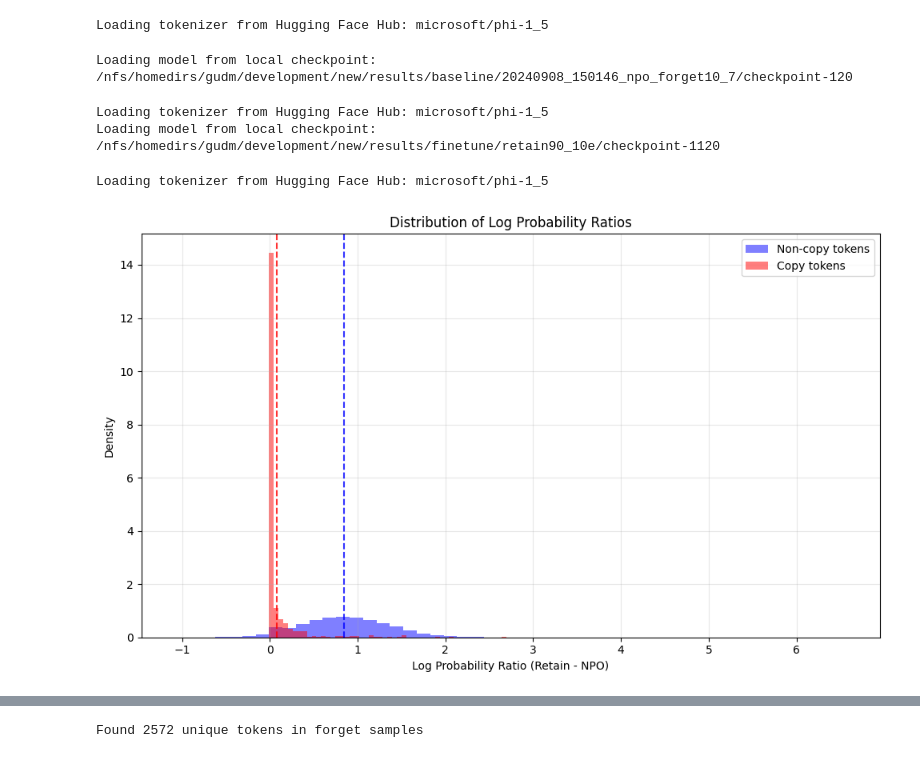
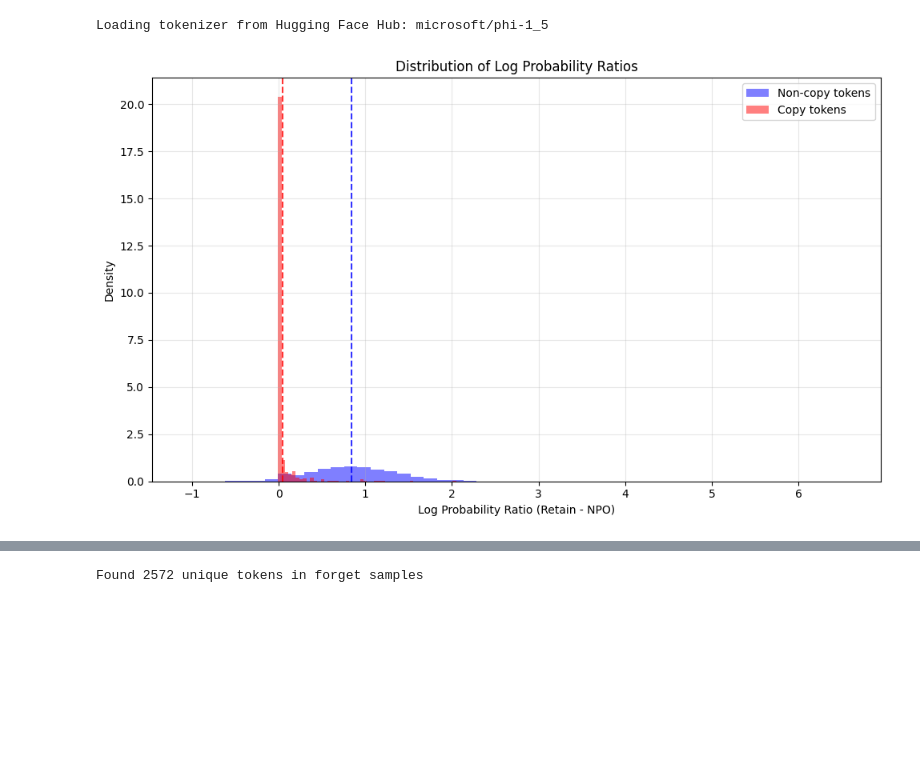
Before and after one commit to matoototo/llm_unlearning, a Jupyter notebook: llm_unlearning/notebooks/delta_ru.ipynb, the cells around one changed output, grey strips where cells are left out. Cells and saved outputs as stored; diff of their text form; code cells hidden in the pictures; blank space fills up the shorter version.

```diff
--- a/llm_unlearning/notebooks/delta_ru.ipynb
+++ b/llm_unlearning/notebooks/delta_ru.ipynb
@@ -34,10 +34,26 @@ def load_tofu_dataset(tokenizer: AutoTokenizer) -> TofuDataset:
     })
     return TofuDataset(tokenizer, config)
 
-def identify_copy_tokens(question_ids: torch.Tensor, answer_ids: torch.Tensor, pad_token_id: int) -> Set[int]:
-    question_tokens = {t.item() for t in question_ids[0] if t.item() != pad_token_id}
-    answer_tokens = {t.item() for t in answer_ids[0] if t.item() != pad_token_id}
-    return question_tokens.intersection(answer_tokens)
+def identify_copy_tokens(question_ids: torch.Tensor, answer_ids: torch.Tensor,
+                           pad_token_id: int, check_prefix: bool = True) -> Set[int]:
+    question_tokens = [t.item() for t in question_ids[0] if t.item() != pad_token_id]
+    answer_tokens = [t.item() for t in answer_ids[0] if t.item() != pad_token_id]
+
+    base_copies = set(question_tokens).intersection(set(answer_tokens))
+    if not check_prefix:
+        return base_copies
+
+    prefix_copies = set()
+    for i, q_token in enumerate(question_tokens[1:], 1):
+        if q_token not in base_copies: continue
+        q_prefix = question_tokens[i-1]
+
+        for j, a_token in enumerate(answer_tokens[1:], 1):
+            if a_token == q_token and answer_tokens[j-1] == q_prefix:
+                prefix_copies.add(q_token)
+                break
+
+    return prefix_copies
 
 def compute_token_probabilities(model: PreTrainedModel, input_ids: torch.Tensor,
                               attention_mask: torch.Tensor) -> Dict[int, List[float]]:
@@ -130,39 +146,35 @@ def plot_delta_distributions(copy_deltas, non_copy_deltas, bins=50):
 
     plt.hist(non_copy_deltas, bins=bins, alpha=0.5, label='Non-copy tokens',
              density=True, color='blue')
     plt.hist(copy_deltas, bins=bins, alpha=0.5, label='Copy tokens',
              density=True, color='red')
 
     plt.xlabel('Log Probability Ratio (Retain - NPO)')
     plt.ylabel('Density')
     plt.title('Distribution of Log Probability Ratios')
     plt.legend()
     plt.grid(True, alpha=0.3)
 
     # Add mean lines
     plt.axvline(np.mean(copy_deltas), color='red', linestyle='--', alpha=0.8)
     plt.axvline(np.mean(non_copy_deltas), color='blue', linestyle='--', alpha=0.8)
 
     plt.tight_layout()
     return plt.gcf()
 
 copy_deltas, non_copy_deltas = compute_delta_statistics(
     dataset=dataset,
     retain_model=retain_model,
     npo_model=target_model,
     tokenizer=tokenizer,
     num_samples=100,
-    take_from_back=True
+    take_from_back=False
 )
 
 fig = plot_delta_distributions(copy_deltas, non_copy_deltas)
 plt.show()
 # %% [output]
-Loading model from local checkpoint: /nfs/homedirs/gudm/development/new/results/baseline/20240908_150146_npo_forget10_7/checkpoint-120
-Loading tokenizer from Hugging Face Hub: microsoft/phi-1_5
-Loading model from local checkpoint: /nfs/homedirs/gudm/development/new/results/finetune/retain90_10e/checkpoint-1120
-Loading tokenizer from Hugging Face Hub: microsoft/phi-1_5
-[figure, old version]
+[figure, new version]
 # %%
 copy_deltas, non_copy_deltas = compute_delta_statistics(
     dataset=dataset,
```
Also changed, not shown: parts of 10 cells of this notebook.
